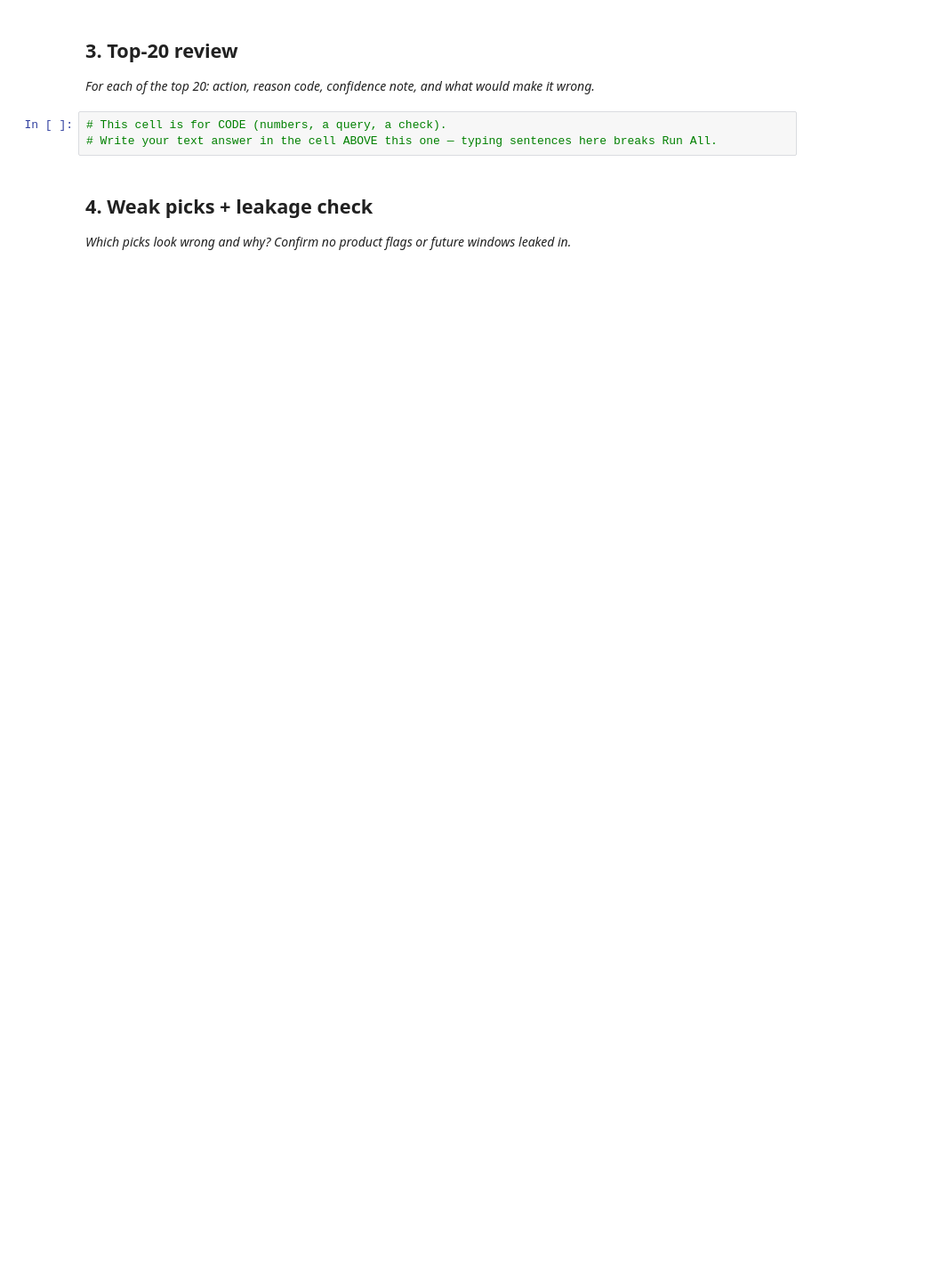
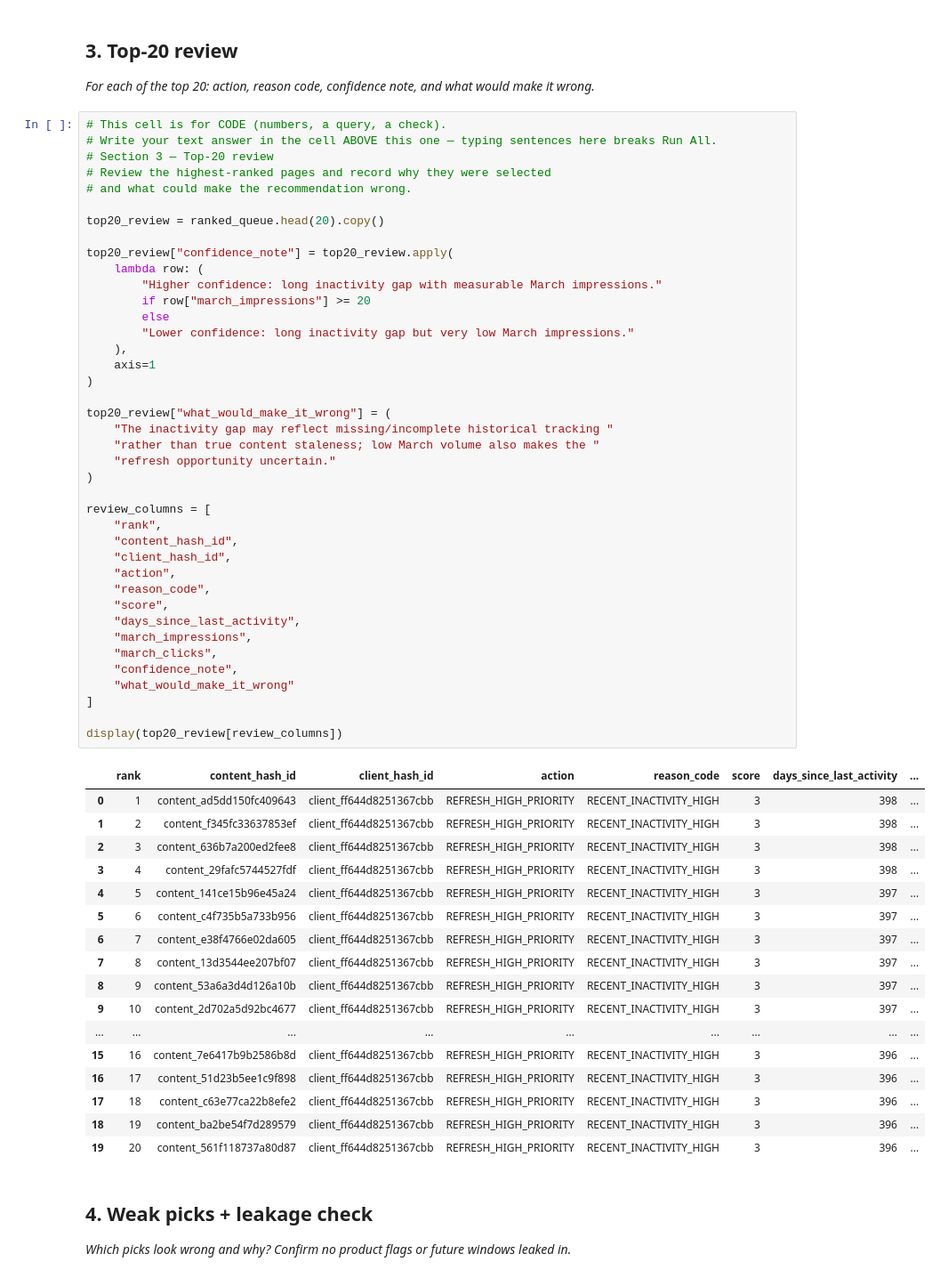
Before and after one commit to yashizhenya755-dev/flyrank-ml-internship, a Jupyter notebook: work/notebooks/w04_baseline_score.ipynb, the cells around one changed output. Shown at 89% size. Drawn from its saved outputs; the diff is of its cells as text; blank space fills up the shorter version.

```diff
--- a/work/notebooks/w04_baseline_score.ipynb
+++ b/work/notebooks/w04_baseline_score.ipynb
@@ -24,9 +317,64 @@ This skeleton is yours to fill. Work the sections **in order** — each one has
 ## 3. Top-20 review
 
 *For each of the top 20: action, reason code, confidence note, and what would make it wrong.*
-# %%
-# This cell is for CODE (numbers, a query, a check).
-# Write your text answer in the cell ABOVE this one — typing sentences here breaks Run All.
+# %%
+# This cell is for CODE (numbers, a query, a check).
+# Write your text answer in the cell ABOVE this one — typing sentences here breaks Run All.
+# Section 3 — Top-20 review
+# Review the highest-ranked pages and record why they were selected
+# and what could make the recommendation wrong.
+
+top20_review = ranked_queue.head(20).copy()
+
+top20_review["confidence_note"] = top20_review.apply(
+    lambda row: (
+        "Higher confidence: long inactivity gap with measurable March impressions."
+        if row["march_impressions"] >= 20
+        else
+        "Lower confidence: long inactivity gap but very low March impressions."
+    ),
+    axis=1
+)
+
+top20_review["what_would_make_it_wrong"] = (
+    "The inactivity gap may reflect missing/incomplete historical tracking "
+    "rather than true content staleness; low March volume also makes the "
+    "refresh opportunity uncertain."
+)
+
+review_columns = [
+    "rank",
+    "content_hash_id",
+    "client_hash_id",
+    "action",
+    "reason_code",
+    "score",
+    "days_since_last_activity",
+    "march_impressions",
+    "march_clicks",
+    "confidence_note",
+    "what_would_make_it_wrong"
+]
+
+display(top20_review[review_columns])
+# %% [output]
+|  | rank | content_hash_id | client_hash_id | action | reason_code | score | days_since_last_activity | ... |
+| 0 | 1 | content_ad5dd150fc409643 | client_ff644d8251367cbb | REFRESH_HIGH_PRIORITY | RECENT_INACTIVITY_HIGH | 3 | 398 | ... |
+| 1 | 2 | content_f345fc33637853ef | client_ff644d8251367cbb | REFRESH_HIGH_PRIORITY | RECENT_INACTIVITY_HIGH | 3 | 398 | ... |
+| 2 | 3 | content_636b7a200ed2fee8 | client_ff644d8251367cbb | REFRESH_HIGH_PRIORITY | RECENT_INACTIVITY_HIGH | 3 | 398 | ... |
+| 3 | 4 | content_29fafc5744527fdf | client_ff644d8251367cbb | REFRESH_HIGH_PRIORITY | RECENT_INACTIVITY_HIGH | 3 | 398 | ... |
+| 4 | 5 | content_141ce15b96e45a24 | client_ff644d8251367cbb | REFRESH_HIGH_PRIORITY | RECENT_INACTIVITY_HIGH | 3 | 397 | ... |
+| 5 | 6 | content_c4f735b5a733b956 | client_ff644d8251367cbb | REFRESH_HIGH_PRIORITY | RECENT_INACTIVITY_HIGH | 3 | 397 | ... |
+| 6 | 7 | content_e38f4766e02da605 | client_ff644d8251367cbb | REFRESH_HIGH_PRIORITY | RECENT_INACTIVITY_HIGH | 3 | 397 | ... |
+| 7 | 8 | content_13d3544ee207bf07 | client_ff644d8251367cbb | REFRESH_HIGH_PRIORITY | RECENT_INACTIVITY_HIGH | 3 | 397 | ... |
+| 8 | 9 | content_53a6a3d4d126a10b | client_ff644d8251367cbb | REFRESH_HIGH_PRIORITY | RECENT_INACTIVITY_HIGH | 3 | 397 | ... |
+| 9 | 10 | content_2d702a5d92bc4677 | client_ff644d8251367cbb | REFRESH_HIGH_PRIORITY | RECENT_INACTIVITY_HIGH | 3 | 397 | ... |
+| ... | ... | ... | ... | ... | ... | ... | ... | ... |
+| 15 | 16 | content_7e6417b9b2586b8d | client_ff644d8251367cbb | REFRESH_HIGH_PRIORITY | RECENT_INACTIVITY_HIGH | 3 | 396 | ... |
+| 16 | 17 | content_51d23b5ee1c9f898 | client_ff644d8251367cbb | REFRESH_HIGH_PRIORITY | RECENT_INACTIVITY_HIGH | 3 | 396 | ... |
+| 17 | 18 | content_c63e77ca22b8efe2 | client_ff644d8251367cbb | REFRESH_HIGH_PRIORITY | RECENT_INACTIVITY_HIGH | 3 | 396 | ... |
+| 18 | 19 | content_ba2be54f7d289579 | client_ff644d8251367cbb | REFRESH_HIGH_PRIORITY | RECENT_INACTIVITY_HIGH | 3 | 396 | ... |
+| 19 | 20 | content_561f118737a80d87 | client_ff644d8251367cbb | REFRESH_HIGH_PRIORITY | RECENT_INACTIVITY_HIGH | 3 | 396 | ... |
 # %% [markdown]
 ## 4. Weak picks + leakage check
 
```
Also changed, not shown: parts of 11 cells of this notebook.
